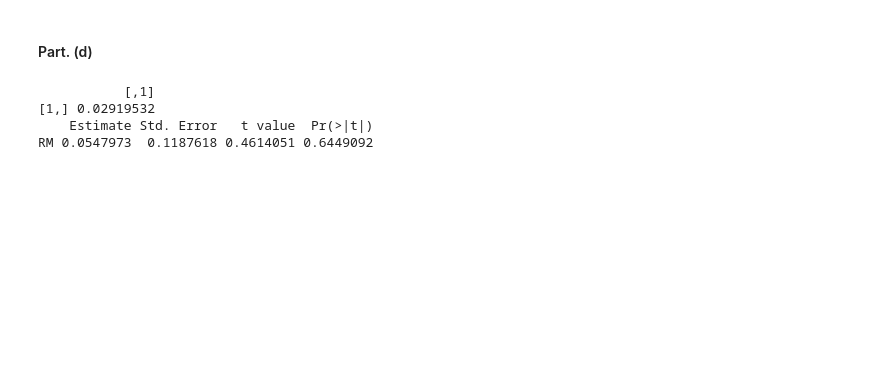
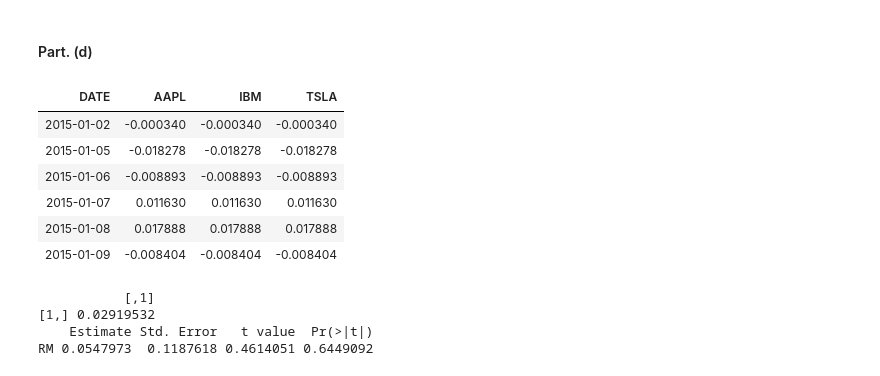
Before and after one commit to noisyoscillator/MTH9855_Asset_Allocation, a Jupyter notebook: HW/HW2/MTH9855_HW02_Yu_Sun.ipynb, the cells around one changed output. Drawn from its saved outputs; the diff is of its cells as text; code cells hidden in the pictures; blank space fills up the shorter version.

```diff
--- a/HW/HW2/MTH9855_HW02_Yu_Sun.ipynb
+++ b/HW/HW2/MTH9855_HW02_Yu_Sun.ipynb
@@ -75,5 +75,15 @@ NULL
 # %% [markdown]
 #### Part. (d)
+# %%
+head(dcast(test, DATE ~ TICKER, value.var = 'RM'))
+# %% [output]
+| DATE | AAPL | IBM | TSLA |
+| 2015-01-02 | -0.000340 | -0.000340 | -0.000340 |
+| 2015-01-05 | -0.018278 | -0.018278 | -0.018278 |
+| 2015-01-06 | -0.008893 | -0.008893 | -0.008893 |
+| 2015-01-07 | 0.011630 | 0.011630 | 0.011630 |
+| 2015-01-08 | 0.017888 | 0.017888 | 0.017888 |
+| 2015-01-09 | -0.008404 | -0.008404 | -0.008404 |
 # %%
 RM <- dcast(test, DATE ~ TICKER, value.var = 'RM')$IBM
 print(cor(hreturn, RM))
```
Also changed, not shown: parts of 2 cells of this notebook.
